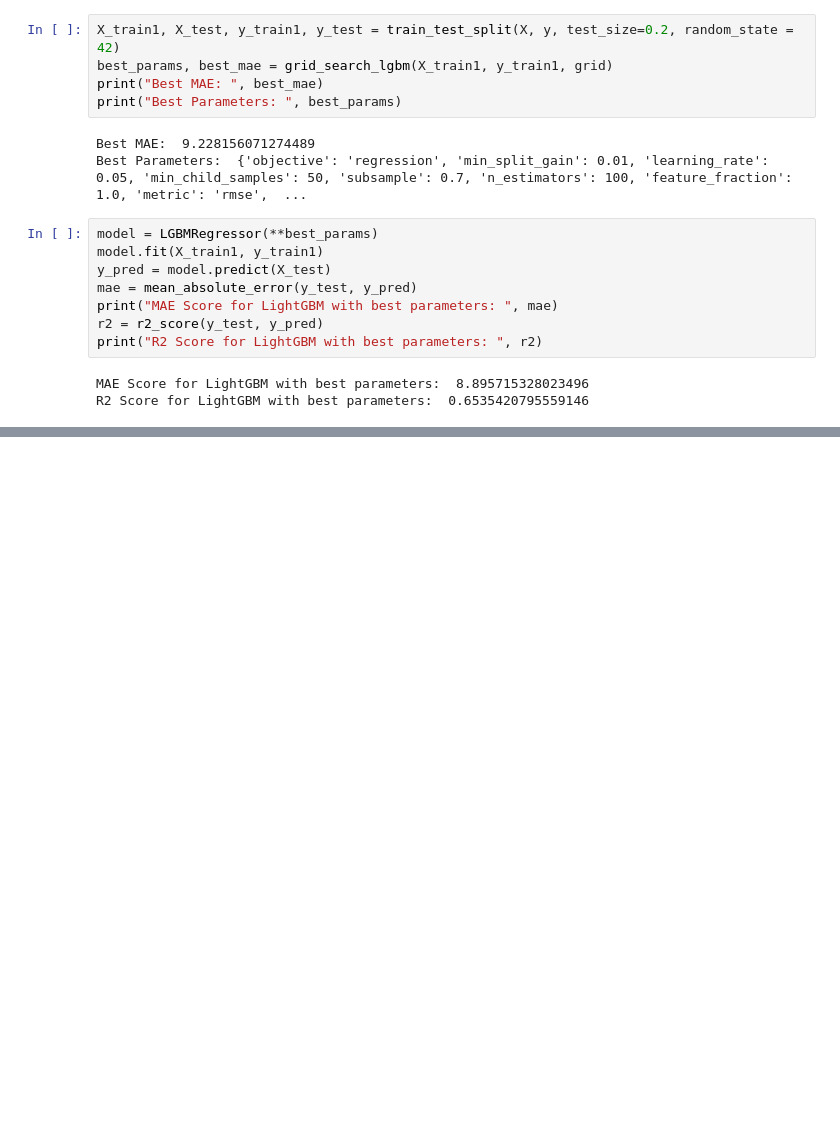
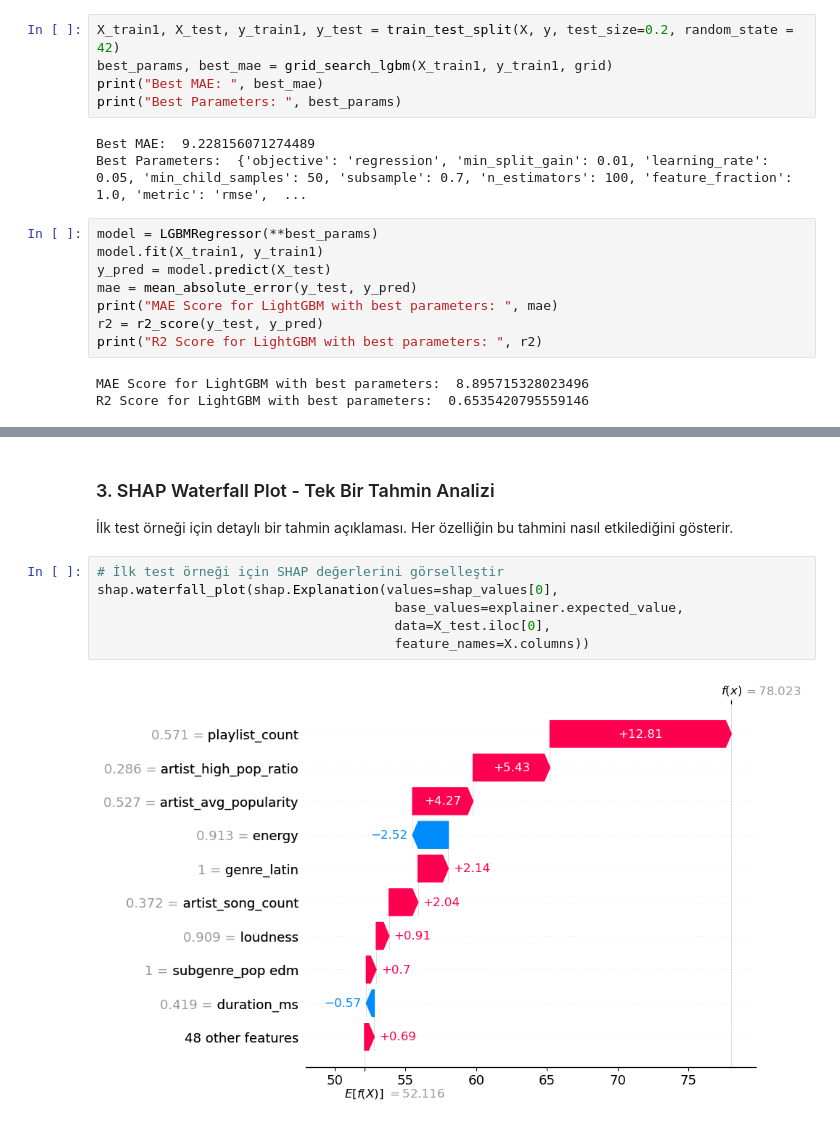
Before and after one commit to essraAlp/spotifyTrendAnalysis, a Jupyter notebook: lightGBM.ipynb, the cells around one changed output, grey strips where cells are left out. Saved outputs shown, nothing was run; the diff lists cells and outputs as text; blank space fills up the shorter version.

```diff
--- a/lightGBM.ipynb
+++ b/lightGBM.ipynb
@@ -67,0 +110,12 @@ R2 Score for LightGBM with best parameters:  0.6535420795559146
+# %% [markdown]
+### 3. SHAP Waterfall Plot - Tek Bir Tahmin Analizi
+
+İlk test örneği için detaylı bir tahmin açıklaması. Her özelliğin bu tahmini nasıl etkilediğini gösterir.
+# %%
+# İlk test örneği için SHAP değerlerini görselleştir
+shap.waterfall_plot(shap.Explanation(values=shap_values[0],
+                                      base_values=explainer.expected_value,
+                                      data=X_test.iloc[0],
+                                      feature_names=X.columns))
+# %% [output]
+[figure, added]
```
Also changed, not shown: parts of 6 cells of this notebook, 2 other files.
